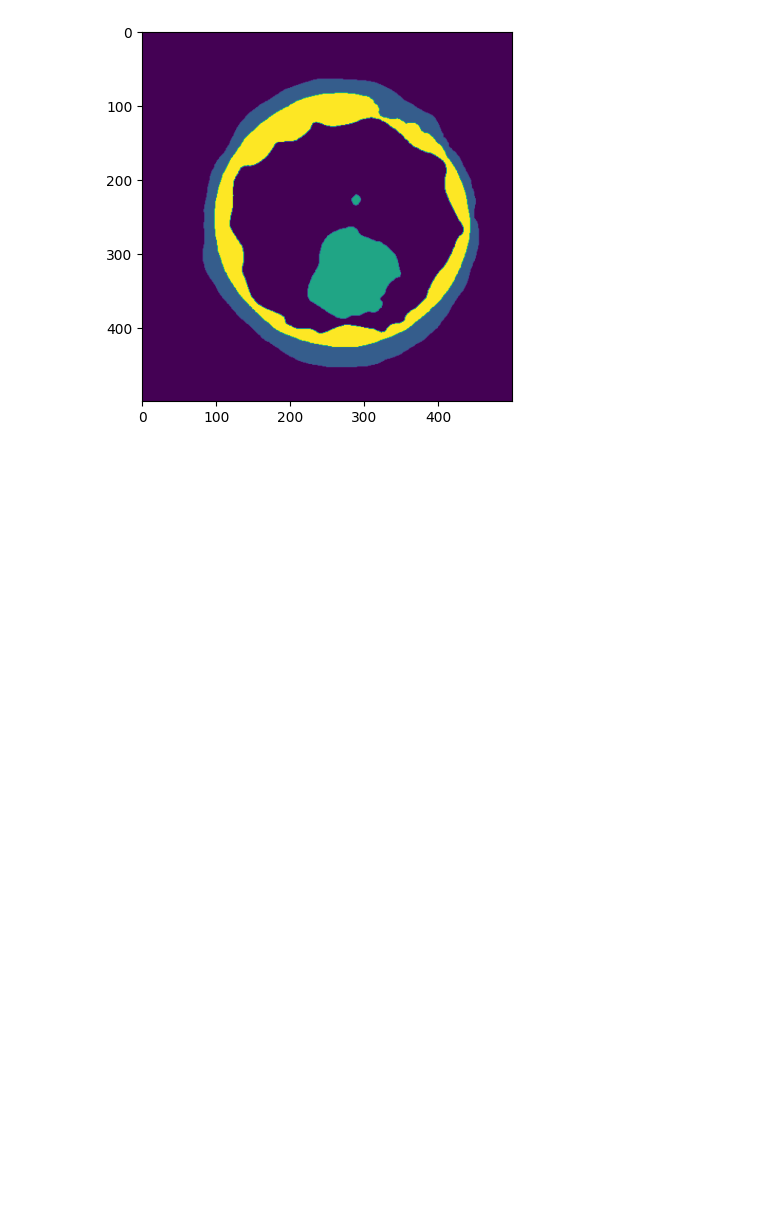
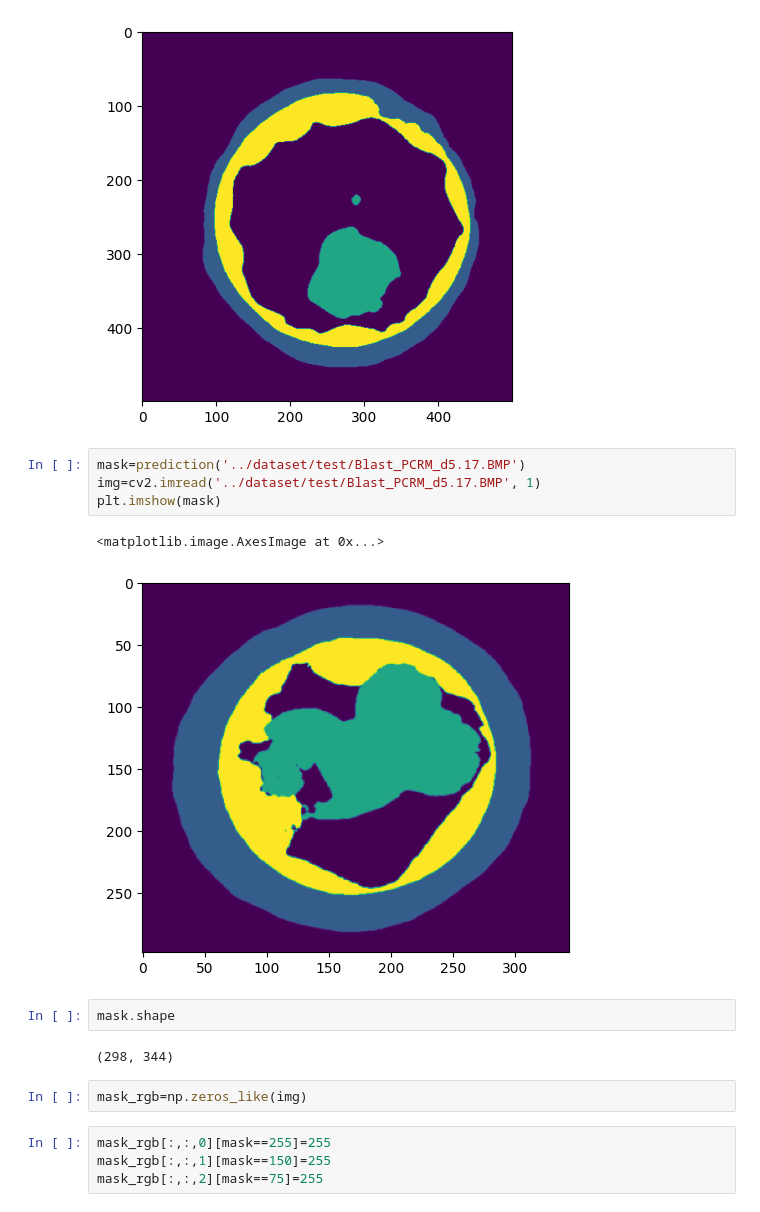
Before and after one commit to mavillot/Blastocyst-Seg, a Jupyter notebook: Notebooks/Deeplab-resnet50.ipynb, the cells around one changed output. Drawn from its saved outputs; the diff is of its cells as text; blank space fills up the shorter version.

```diff
--- a/Notebooks/Deeplab-resnet50.ipynb
+++ b/Notebooks/Deeplab-resnet50.ipynb
@@ -417,3 +417,20 @@ plt.imshow(mask)
 # %% [output]
 <matplotlib.image.AxesImage at 0x...>
 [figure]
+# %%
+mask=prediction('../dataset/test/Blast_PCRM_d5.17.BMP')
+img=cv2.imread('../dataset/test/Blast_PCRM_d5.17.BMP', 1)
+plt.imshow(mask)
+# %% [output]
+<matplotlib.image.AxesImage at 0x...>
+[figure, added]
+# %%
+mask.shape
+# %% [output]
+(298, 344)
+# %%
+mask_rgb=np.zeros_like(img)
+# %%
+mask_rgb[:,:,0][mask==255]=255
+mask_rgb[:,:,1][mask==150]=255
+mask_rgb[:,:,2][mask==75]=255
```
Also changed, not shown: parts of 3 cells of this notebook, 5 other files.
